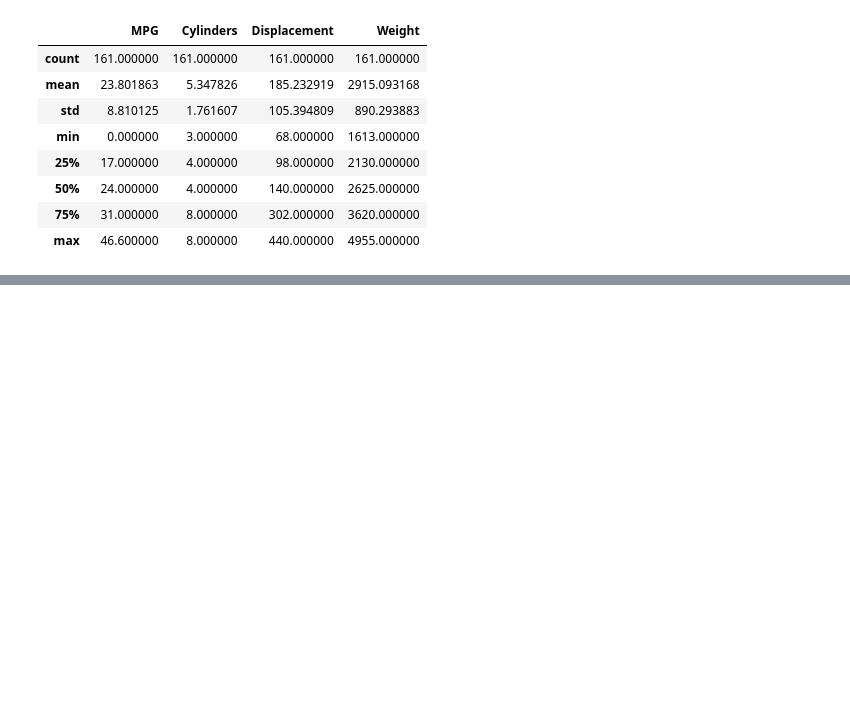
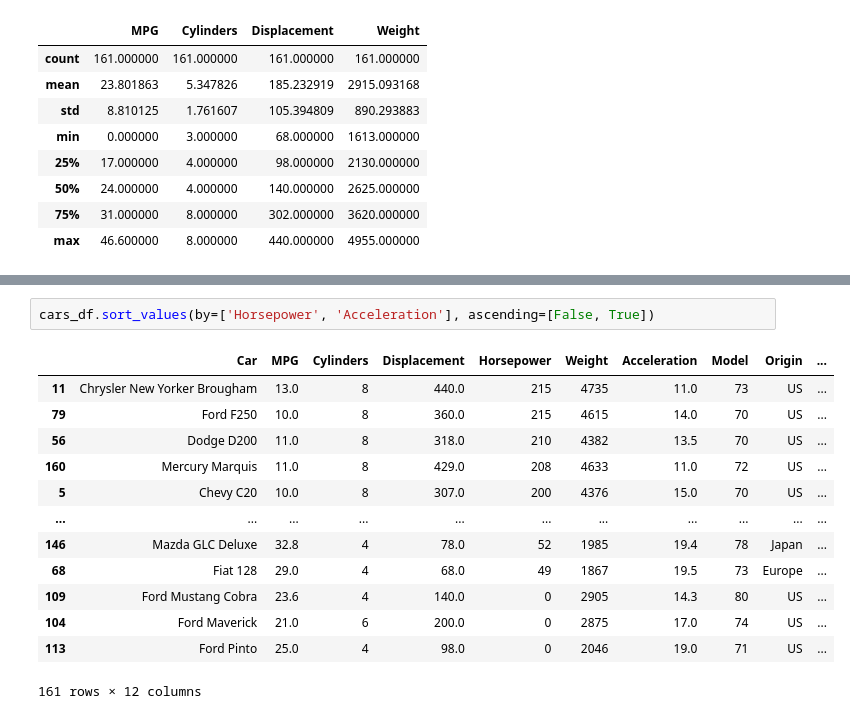
Before and after one commit to courjimen/Pandas-Exercise, a Jupyter notebook: notes.ipynb, the cells around one changed output, grey strips where cells are left out. Drawn from its saved outputs; the diff is of its cells as text; blank space fills up the shorter version.

```diff
--- a/notes.ipynb
+++ b/notes.ipynb
@@ -542,0 +613,16 @@ subset.describe()
+# %%
+cars_df.sort_values(by=['Horsepower', 'Acceleration'], ascending=[False, True])
+# %% [output]
+|  | Car | MPG | Cylinders | Displacement | Horsepower | Weight | Acceleration | Model | Origin | ... |
+| 11 | Chrysler New Yorker Brougham | 13.0 | 8 | 440.0 | 215 | 4735 | 11.0 | 73 | US | ... |
+| 79 | Ford F250 | 10.0 | 8 | 360.0 | 215 | 4615 | 14.0 | 70 | US | ... |
+| 56 | Dodge D200 | 11.0 | 8 | 318.0 | 210 | 4382 | 13.5 | 70 | US | ... |
+| 160 | Mercury Marquis | 11.0 | 8 | 429.0 | 208 | 4633 | 11.0 | 72 | US | ... |
+| 5 | Chevy C20 | 10.0 | 8 | 307.0 | 200 | 4376 | 15.0 | 70 | US | ... |
+| ... | ... | ... | ... | ... | ... | ... | ... | ... | ... | ... |
+| 146 | Mazda GLC Deluxe | 32.8 | 4 | 78.0 | 52 | 1985 | 19.4 | 78 | Japan | ... |
+| 68 | Fiat 128 | 29.0 | 4 | 68.0 | 49 | 1867 | 19.5 | 73 | Europe | ... |
+| 109 | Ford Mustang Cobra | 23.6 | 4 | 140.0 | 0 | 2905 | 14.3 | 80 | US | ... |
+| 104 | Ford Maverick | 21.0 | 6 | 200.0 | 0 | 2875 | 17.0 | 74 | US | ... |
+| 113 | Ford Pinto | 25.0 | 4 | 98.0 | 0 | 2046 | 19.0 | 71 | US | ... |
+161 rows × 12 columns
```
Also changed, not shown: parts of 13 cells of this notebook.
